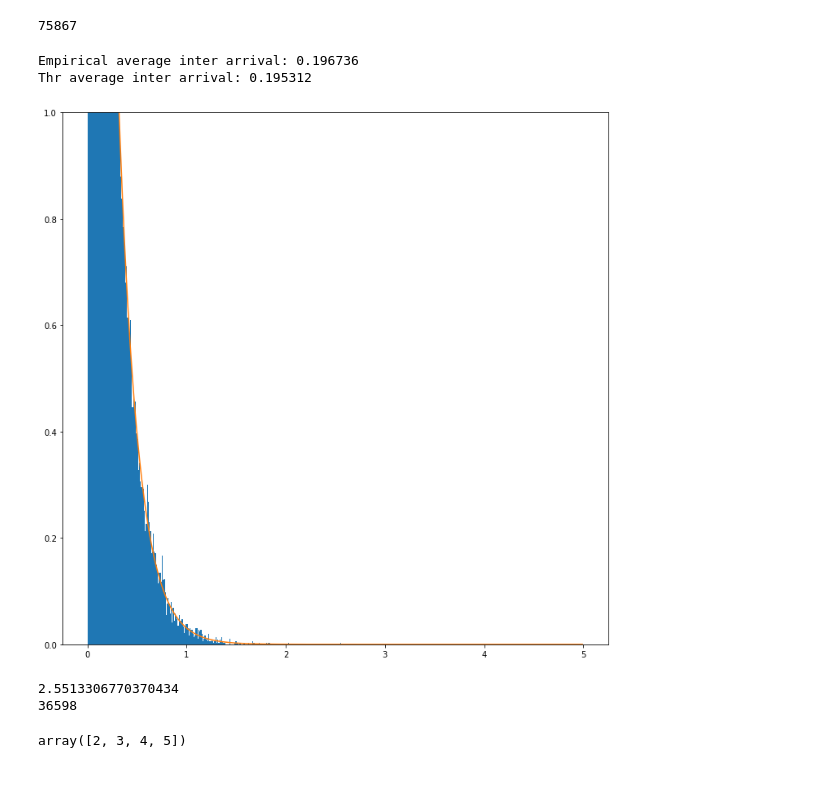
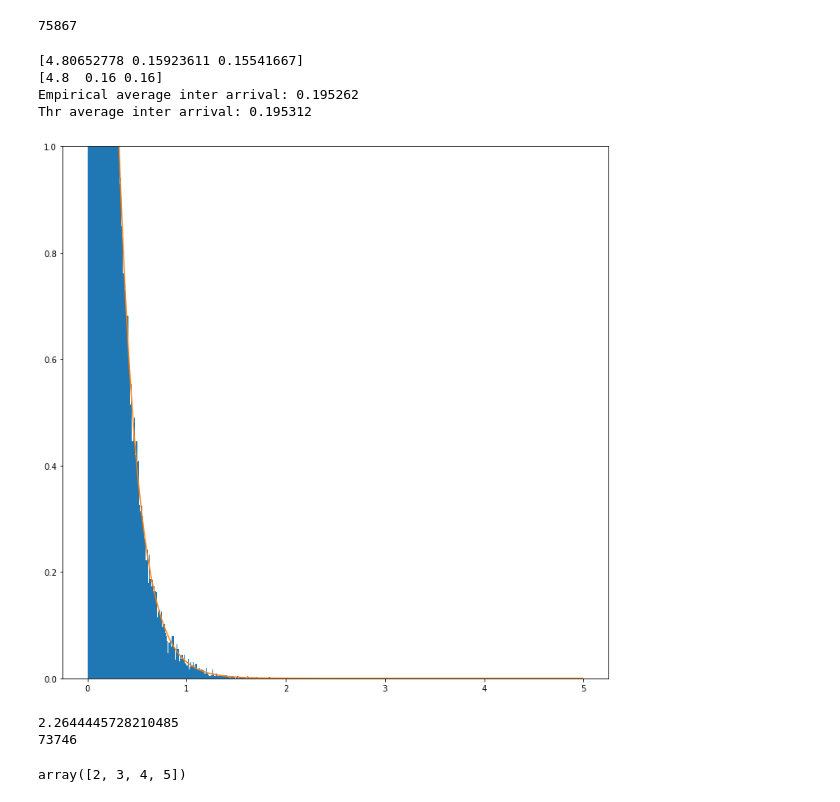
Before and after one commit to zhiyunjiang/CommMotionPlanning, a Jupyter notebook: python/polling_systems/Polling System Demo.ipynb, the cells around one changed output. Saved outputs shown, nothing was run; the diff lists cells and outputs as text; code cells hidden in the pictures.

```diff
--- a/python/polling_systems/Polling System Demo.ipynb
+++ b/python/polling_systems/Polling System Demo.ipynb
@@ -8,16 +9,21 @@ from importlib import reload
 # %%
 reload(PS)
 beta = 1/16
-els = np.array([0.3, 0.01, 0.01])/beta
-#els = np.array([0.3, 0.1, 0.1])/beta
+#els = np.array([0.3, 0.01, 0.01])/beta
+els = np.array([0.3, 0.1, 0.1])/beta
 ps = PS.PollingSystem(els, beta)
 S = np.array([[ 0.        , 11.01635149, 14.27059899],
        [11.01635149,  0.        , 17.132717  ],
        [14.27059899, 17.132717  ,  0.        ]])
+#S = 4*np.ones((3,3))
 
 pi = np.array([0.99764782, 0.00135218, 0.001])
 #pi = np.array([1/3, 1/3, 1/3])
 rp = MRP.RandomRP(pi)
+#are we super off with cyclic as well?
+#rp = SRP.CyclicRP([0,2,1])
+#S = np.array([11.01635149, 14.27059899, 17.132717])
+# wait = ps.calc_avg_wait(rp, np.array([S[0,2], S[2,1], S[1,0]]))
 wait = ps.calc_avg_wait(rp, S)
 print("Theoretical Wait Time: %.4f"%(wait))
 wait2 = ps._calc_avg_wait_random2(S, pi)
@@ -25,5 +31,6 @@ print("Theoreical Wait Time 2: %.4f"%(wait2))
 hrs = 2
 mins = hrs*60
 seconds = mins*60
-xt, wt, queues, avg_switching, polling_instants = ps.simulate(rp, S, seconds)
+xt, wt, queues, avg_switching, polling_instants, S_tilde, T = ps.simulate(rp, S, seconds)
+print(T)
 # %% [output]
@@ -133,32 +217,36 @@ len(polling_instants)
 # %%
 arrivals = ps._generate_arrivals(seconds)
 diffs = 0
 diffsT = []
-diffs0 = []
-diffs1 = []
-diffs2 = []
+types = [0,0,0]
 for i in range(len(arrivals)-1):
     diffsT.append(arrivals[i+1][0] - arrivals[i][0])
     diffs += (arrivals[i+1][0] - arrivals[i][0])
+    types[arrivals[i][1]] +=1
+
+print(np.array(types)/(seconds))
+print(els)
 inter_arrival = diffs/(len(arrivals)-1)
 print("Empirical average inter arrival: %f"%(inter_arrival))
 print("Thr average inter arrival: %f"%(1/(sum(els))))
 plt.figure(figsize=(12,12))
 plt.hist(diffsT, range=(0,5), bins=500, density= True)
 x = np.arange(0,5,0.01)
 el = sum(els)
 y = el*np.exp(-el*x)
 plt.plot(x,y)
 plt.ylim(0, 1)
 plt.show()
 print(np.max(diffsT))
 print(len(arrivals))
 # %% [output]
-Empirical average inter arrival: 0.196736
+[4.80652778 0.15923611 0.15541667]
+[4.8  0.16 0.16]
+Empirical average inter arrival: 0.195262
 Thr average inter arrival: 0.195312
-[figure, old version]
+[figure, new version]
-2.5513306770370434
-36598
+2.2644445728210485
+73746
 # %%
 #Scratch Pad
 z = np.array([1,2,3,4,5])
```
Also changed, not shown: parts of 6 cells of this notebook, 3 other files.
